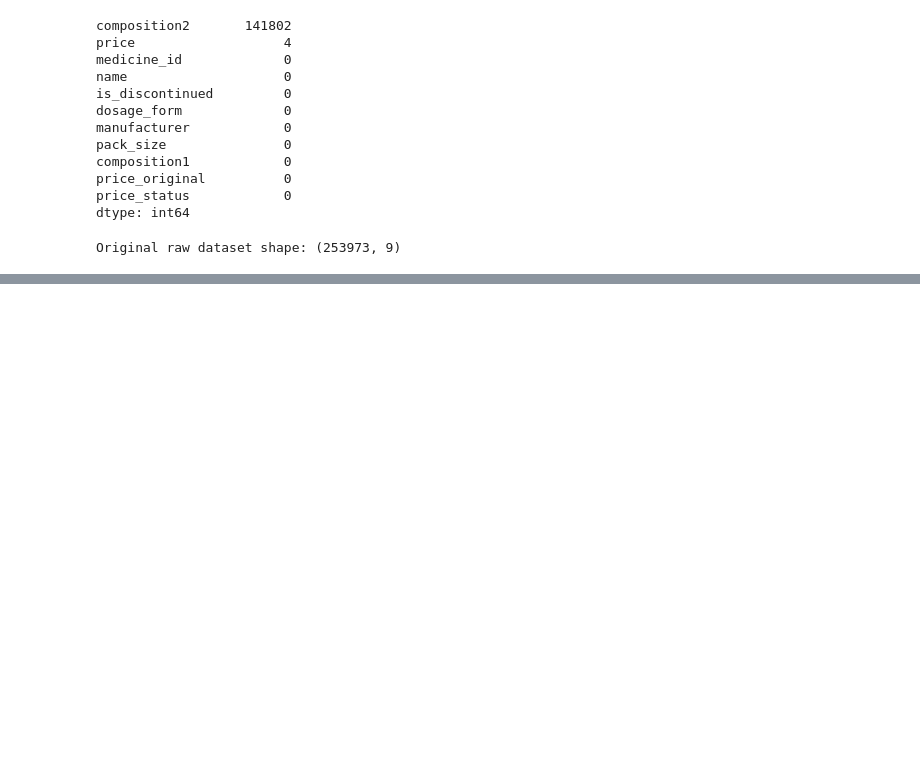
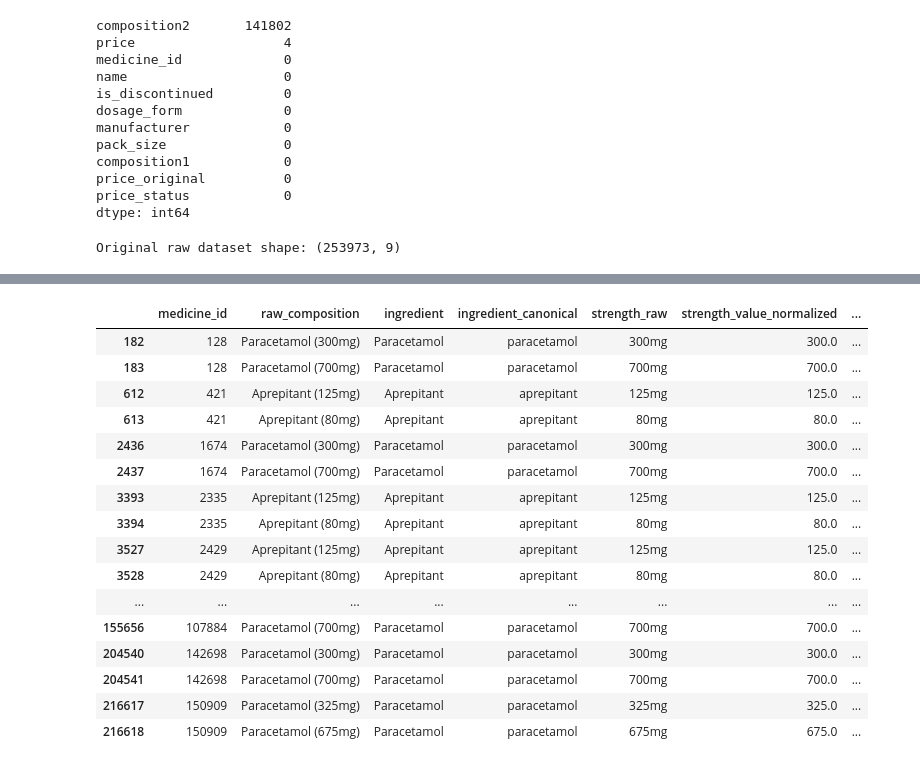
Before and after one commit to shevaniga/cheaper_medicine_finder, a Jupyter notebook: notebooks/cleaning.ipynb, the cells around one changed output, grey strips where cells are left out. Drawn from its saved outputs; the diff is of its cells as text; code cells hidden in the pictures; blank space fills up the shorter version.

```diff
--- a/notebooks/cleaning.ipynb
+++ b/notebooks/cleaning.ipynb
@@ -97,0 +1221,11 @@ Original raw dataset shape: (253973, 9)
+# %%
+
+ingredients_df = ingredients_df.loc[
+    :,
+    ~ingredients_df.columns.duplicated(keep="last")
+].copy()
+
+print("Duplicate columns remaining:",
+      ingredients_df.columns.duplicated().sum())
+
+print("Dataset shape:", ingredients_df.shape)
@@ -97,0 +2354,44 @@ Original raw dataset shape: (253973, 9)
+# %%
+duplicate_groups = (
+    ingredients_df
+    .groupby(
+        ["medicine_id", "ingredient_canonical"],
+        dropna=False
+    )
+    .filter(lambda group: len(group) > 1)
+    .sort_values(["medicine_id", "ingredient_canonical"])
+)
+
+display(
+    duplicate_groups[
+        [
+            "medicine_id",
+            "raw_composition",
+            "ingredient",
+            "ingredient_canonical",
+            "strength_raw",
+            "strength_value_normalized",
+            "strength_unit_normalized",
+            "source_column",
+            "parse_status",
+        ]
+    ].head(50)
+)
+# %% [output]
+|  | medicine_id | raw_composition | ingredient | ingredient_canonical | strength_raw | strength_value_normalized | ... |
+| 182 | 128 | Paracetamol (300mg) | Paracetamol | paracetamol | 300mg | 300.0 | ... |
+| 183 | 128 | Paracetamol (700mg) | Paracetamol | paracetamol | 700mg | 700.0 | ... |
+| 612 | 421 | Aprepitant (125mg) | Aprepitant | aprepitant | 125mg | 125.0 | ... |
+| 613 | 421 | Aprepitant (80mg) | Aprepitant | aprepitant | 80mg | 80.0 | ... |
+| 2436 | 1674 | Paracetamol (300mg) | Paracetamol | paracetamol | 300mg | 300.0 | ... |
+| 2437 | 1674 | Paracetamol (700mg) | Paracetamol | paracetamol | 700mg | 700.0 | ... |
+| 3393 | 2335 | Aprepitant (125mg) | Aprepitant | aprepitant | 125mg | 125.0 | ... |
+| 3394 | 2335 | Aprepitant (80mg) | Aprepitant | aprepitant | 80mg | 80.0 | ... |
+| 3527 | 2429 | Aprepitant (125mg) | Aprepitant | aprepitant | 125mg | 125.0 | ... |
+| 3528 | 2429 | Aprepitant (80mg) | Aprepitant | aprepitant | 80mg | 80.0 | ... |
+| ... | ... | ... | ... | ... | ... | ... | ... |
+| 155656 | 107884 | Paracetamol (700mg) | Paracetamol | paracetamol | 700mg | 700.0 | ... |
+| 204540 | 142698 | Paracetamol (300mg) | Paracetamol | paracetamol | 300mg | 300.0 | ... |
+| 204541 | 142698 | Paracetamol (700mg) | Paracetamol | paracetamol | 700mg | 700.0 | ... |
+| 216617 | 150909 | Paracetamol (325mg) | Paracetamol | paracetamol | 325mg | 325.0 | ... |
+| 216618 | 150909 | Paracetamol (675mg) | Paracetamol | paracetamol | 675mg | 675.0 | ... |
```
Also changed, not shown: parts of 111 cells of this notebook, 3 other files.
